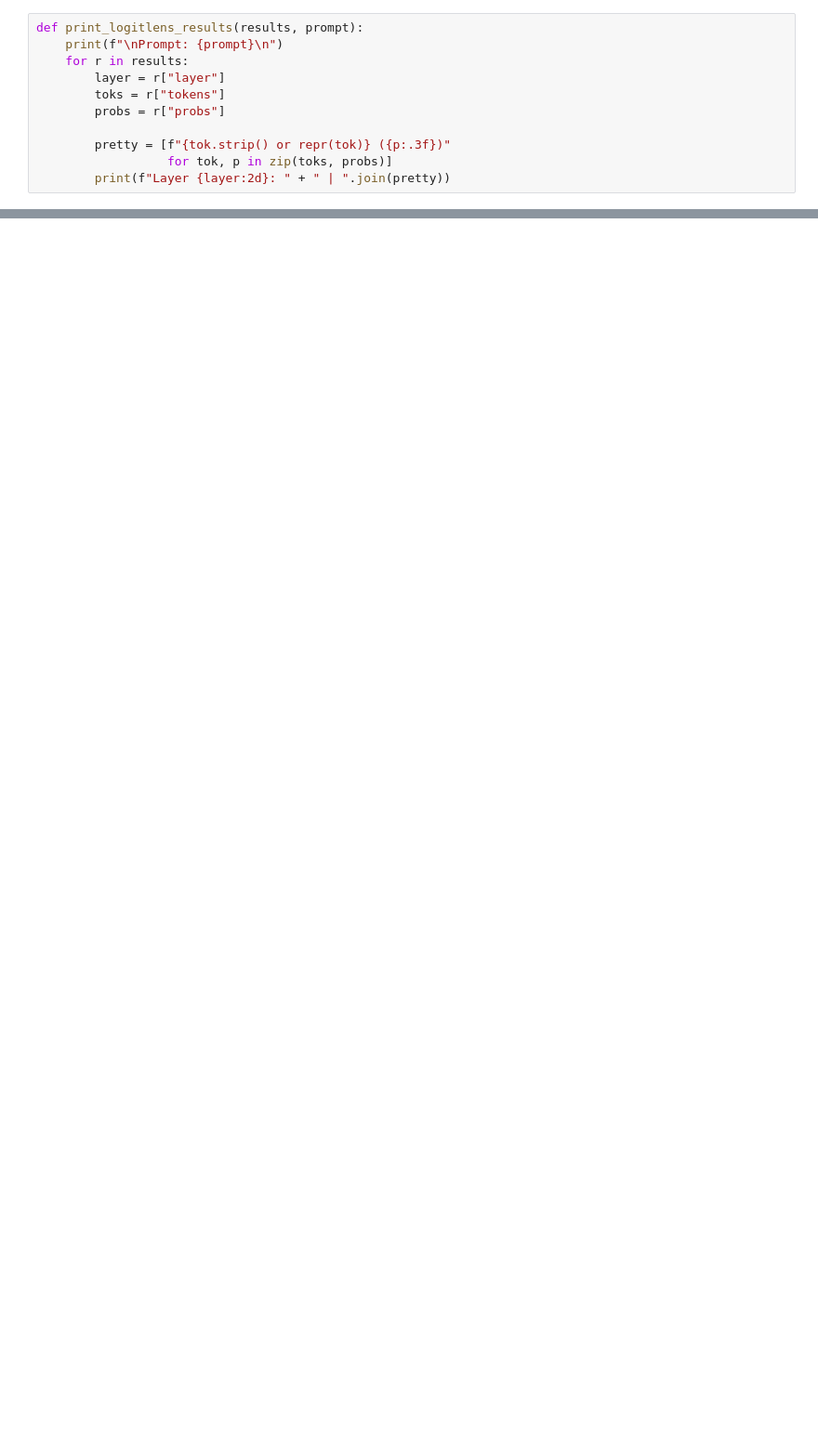
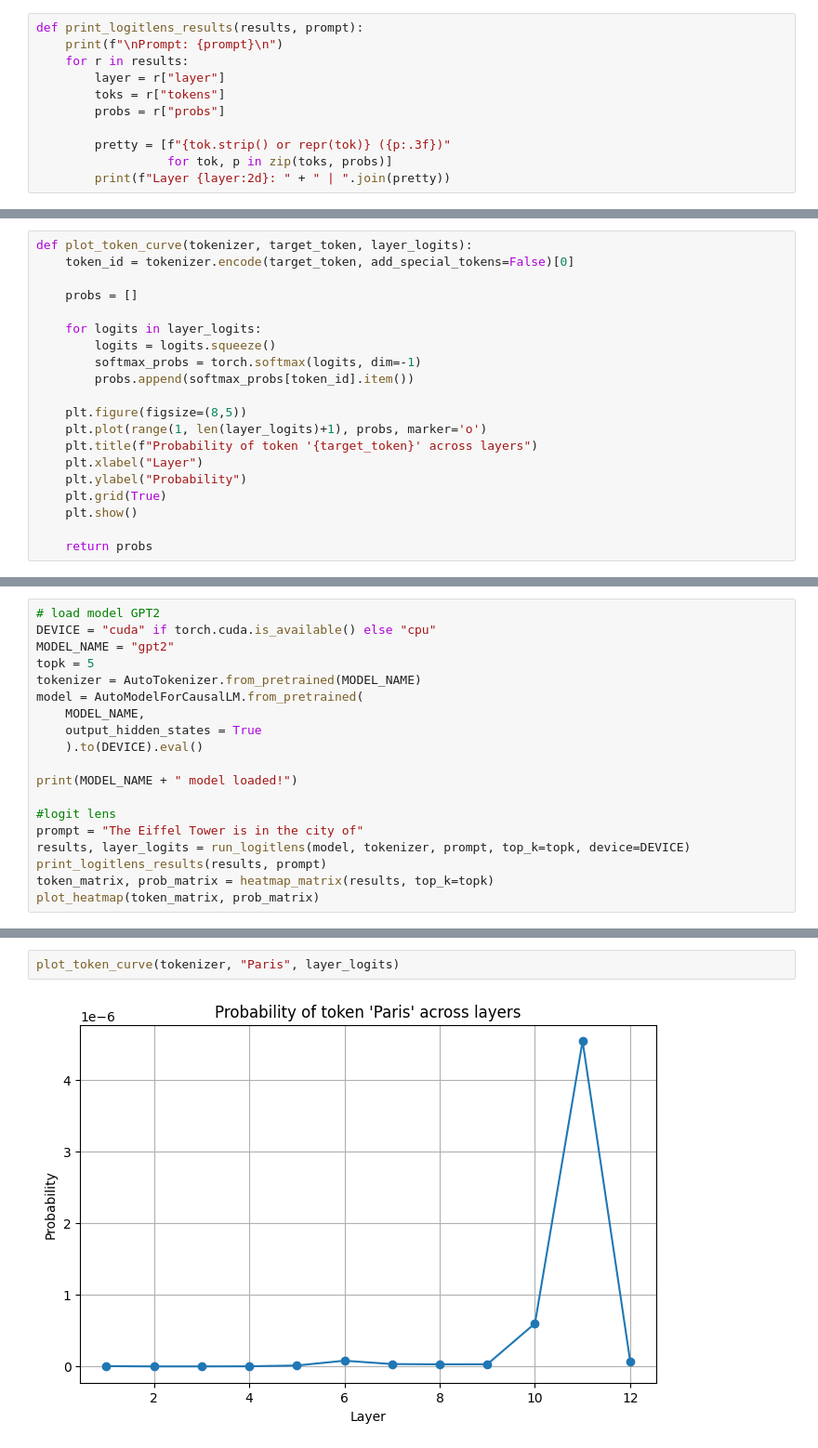
Before and after one commit to jiayi-ji01/Mechanistic-Multilingual-LLM, a Jupyter notebook: ex01.ipynb, the cells around one changed output, grey strips where cells are left out. Shown at 93% size. Drawn from its saved outputs; the diff is of its cells as text; blank space fills up the shorter version.

```diff
--- a/ex01.ipynb
+++ b/ex01.ipynb
@@ -58,0 +68,20 @@ import numpy as np
+# %%
+def plot_token_curve(tokenizer, target_token, layer_logits):
+    token_id = tokenizer.encode(target_token, add_special_tokens=False)[0]
+
+    probs = []
+
+    for logits in layer_logits:
+        logits = logits.squeeze()
+        softmax_probs = torch.softmax(logits, dim=-1)
+        probs.append(softmax_probs[token_id].item())
+
+    plt.figure(figsize=(8,5))
+    plt.plot(range(1, len(layer_logits)+1), probs, marker='o')
+    plt.title(f"Probability of token '{target_token}' across layers")
+    plt.xlabel("Layer")
+    plt.ylabel("Probability")
+    plt.grid(True)
+    plt.show()
+
+    return probs
@@ -137,0 +124,19 @@ REAL MODEL top-5 prediction:
+# %%
+# load model GPT2
+DEVICE = "cuda" if torch.cuda.is_available() else "cpu"
+MODEL_NAME = "gpt2"
+topk = 5
+tokenizer = AutoTokenizer.from_pretrained(MODEL_NAME)
+model = AutoModelForCausalLM.from_pretrained(
+    MODEL_NAME,
+    output_hidden_states = True
+    ).to(DEVICE).eval()
+
+print(MODEL_NAME + " model loaded!")
+
+#logit lens
+prompt = "The Eiffel Tower is in the city of"
+results, layer_logits = run_logitlens(model, tokenizer, prompt, top_k=topk, device=DEVICE)
+print_logitlens_results(results, prompt)
+token_matrix, prob_matrix = heatmap_matrix(results, top_k=topk)
+plot_heatmap(token_matrix, prob_matrix)
@@ -137,0 +181,4 @@ REAL MODEL top-5 prediction:
+# %%
+plot_token_curve(tokenizer, "Paris", layer_logits)
+# %% [output]
+[figure, added]
```
Also changed, not shown: parts of 40 cells of this notebook.
